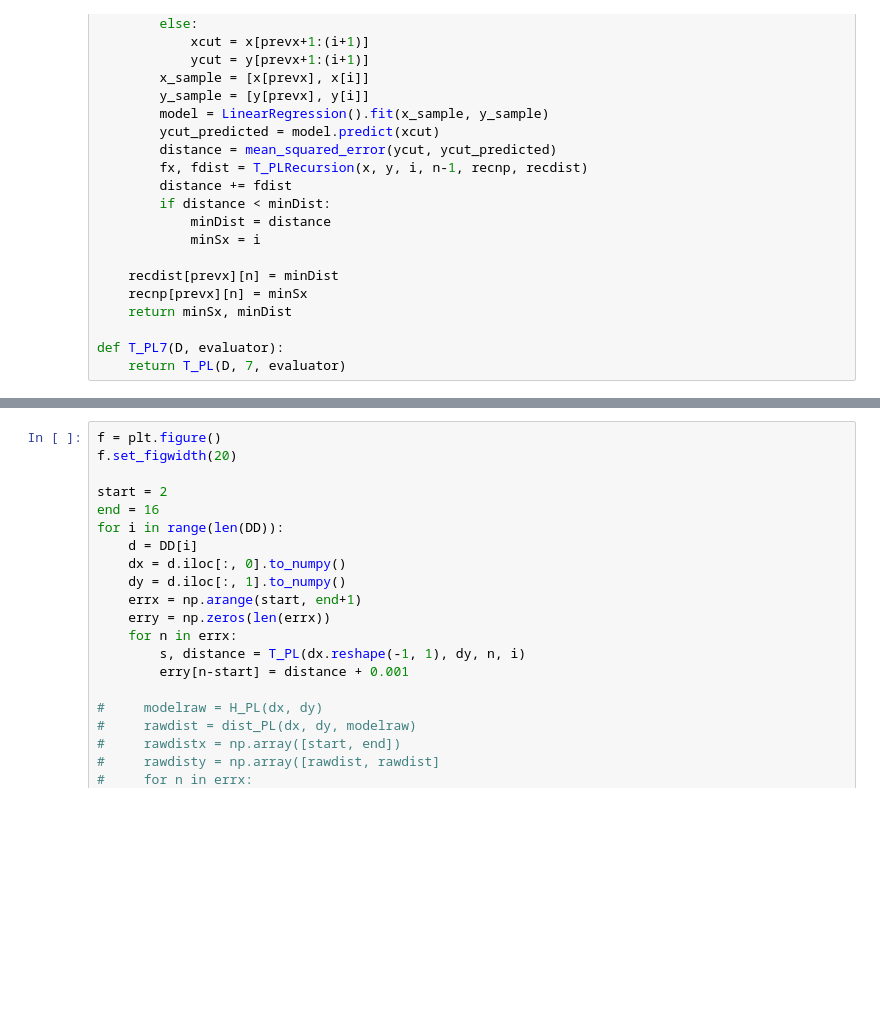
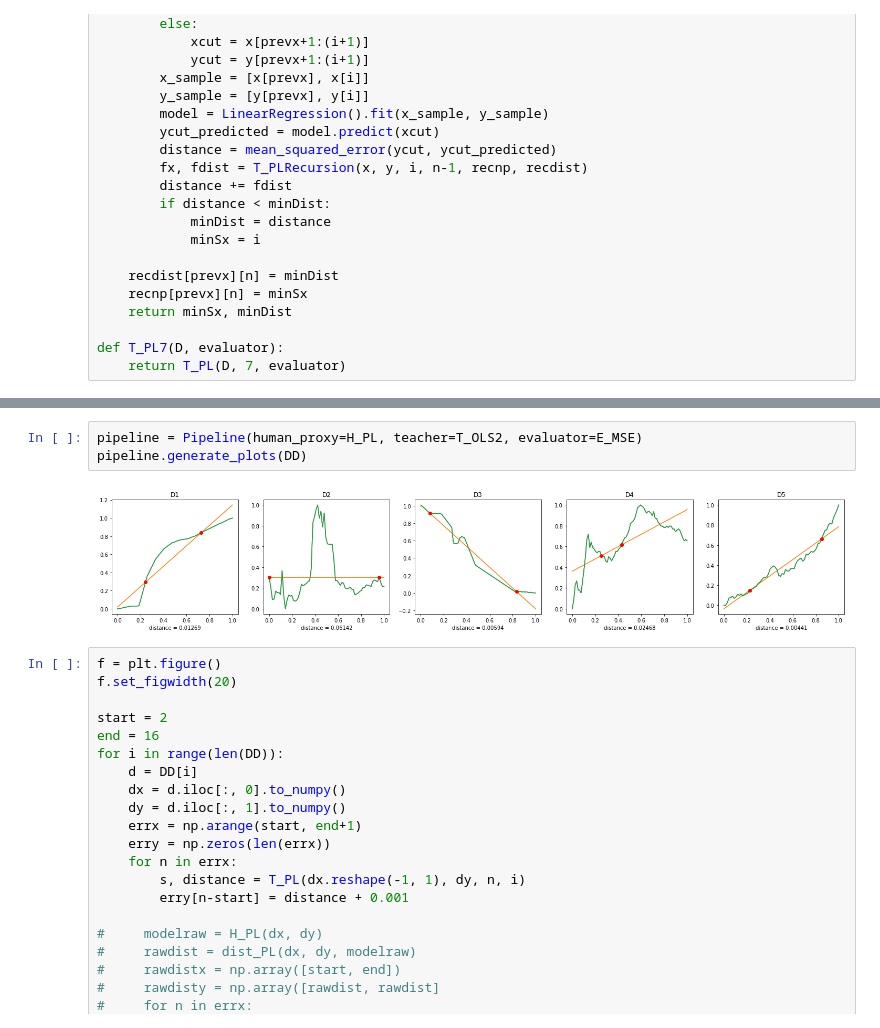
Before and after one commit to captainhoji/viz-sampling-mt, a Jupyter notebook: pipeline.ipynb, the cells around one changed output, grey strips where cells are left out. Drawn from its saved outputs; the diff is of its cells as text; blank space fills up the shorter version.

```diff
--- a/pipeline.ipynb
+++ b/pipeline.ipynb
@@ -300,3 +314,8 @@ pipeline.generate_plots(DD)
+# %%
+pipeline = Pipeline(human_proxy=H_PL, teacher=T_OLS2, evaluator=E_MSE)
+pipeline.generate_plots(DD)
+# %% [output]
+[figure, added]
 # %%
 f = plt.figure()
 f.set_figwidth(20)
```
Also changed, not shown: parts of 11 cells of this notebook.
